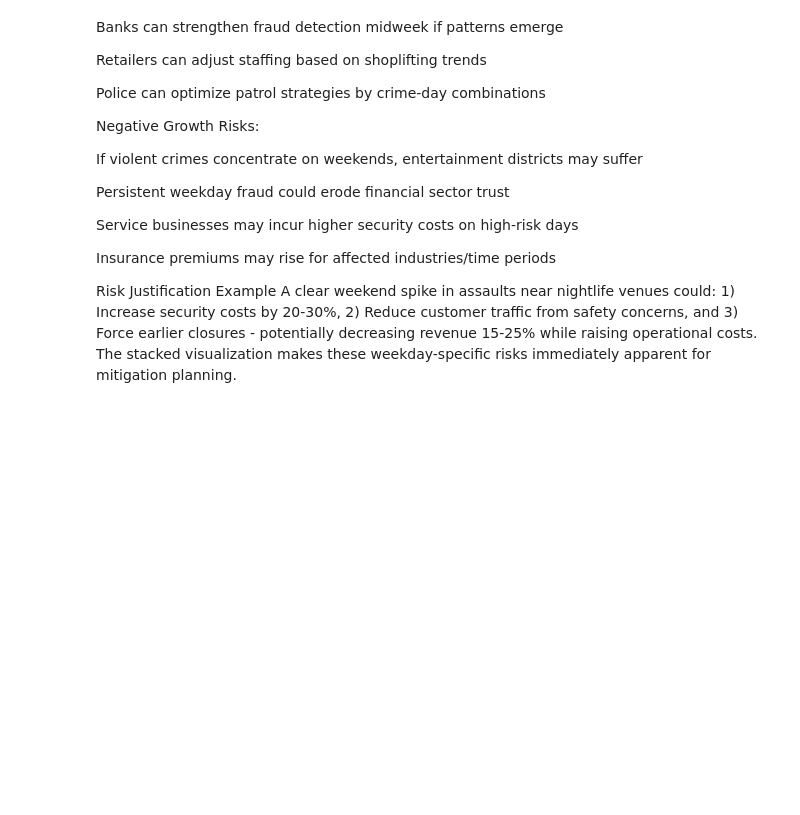
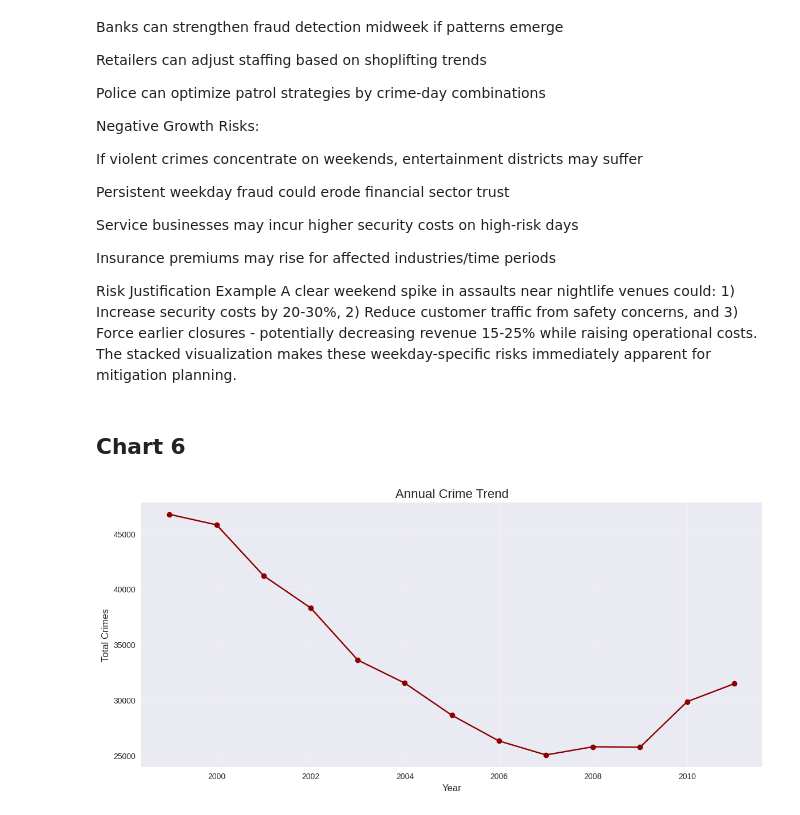
Before and after one commit to mrkhan0004/Labmentix-Internship, a Jupyter notebook: FBI_Time_series.ipynb, the cells around one changed output. Drawn from its saved outputs; the diff is of its cells as text; code cells hidden in the pictures; blank space fills up the shorter version.

```diff
--- a/FBI_Time_series.ipynb
+++ b/FBI_Time_series.ipynb
@@ -735,3 +735,17 @@ Service businesses may incur higher security costs on high-risk days
 Insurance premiums may rise for affected industries/time periods
 
 Risk Justification Example A clear weekend spike in assaults near nightlife venues could: 1) Increase security costs by 20-30%, 2) Reduce customer traffic from safety concerns, and 3) Force earlier closures - potentially decreasing revenue 15-25% while raising operational costs. The stacked visualization makes these weekday-specific risks immediately apparent for mitigation planning.
+# %% [markdown]
+## Chart 6
+# %%
+# Chart - 6 visualization code
+
+plt.figure(figsize=(14,6))
+train_df.groupby('year').size().plot(marker='o', color='darkred')
+plt.title('Annual Crime Trend', fontsize=16)
+plt.xlabel('Year', fontsize=12)
+plt.ylabel('Total Crimes', fontsize=12)
+plt.grid(axis='both', alpha=0.3)
+plt.show()
+# %% [output]
+[figure, added]
```
Also changed, not shown: parts of 11 cells of this notebook.
